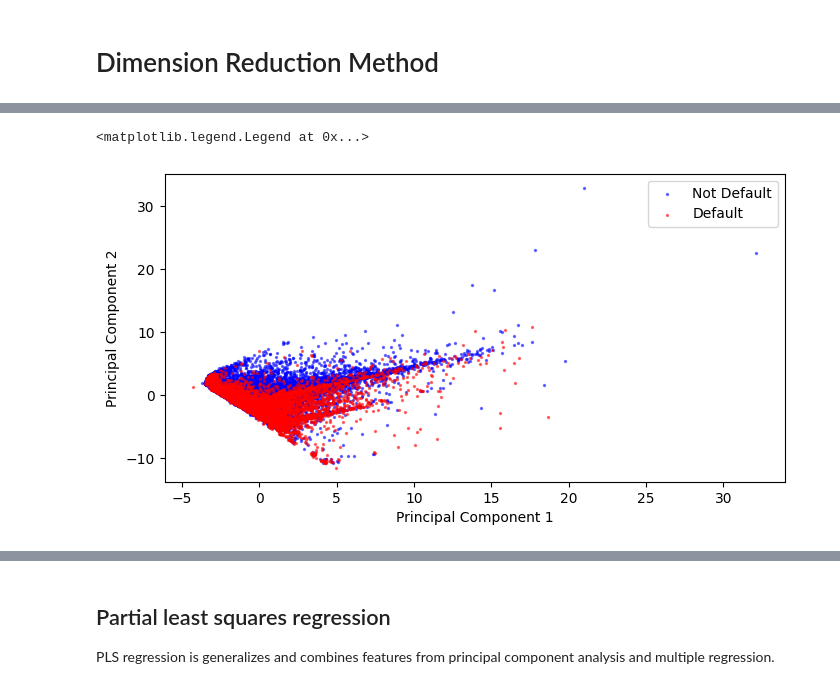
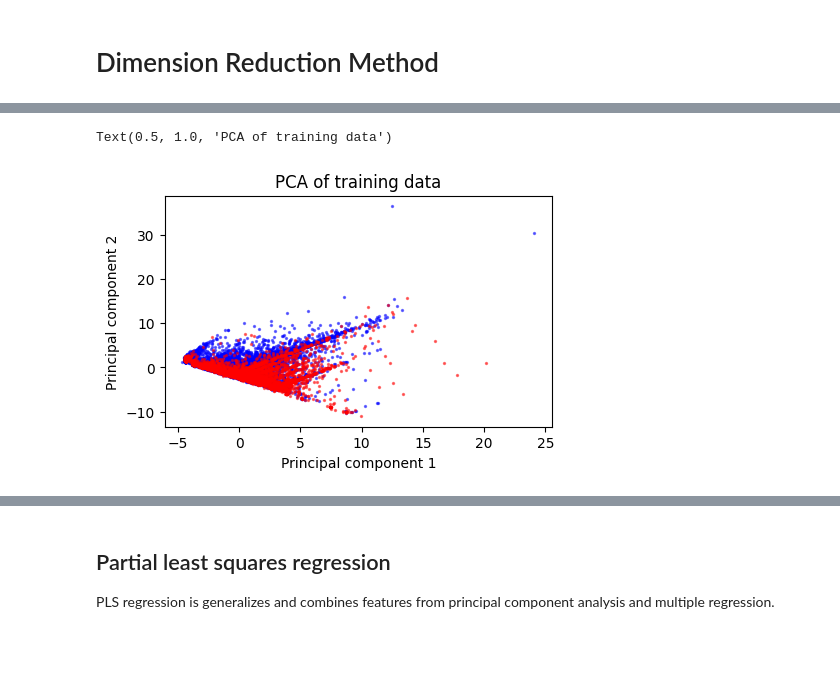
Before and after one commit to oneybb/EC4308_Credit_Default, a Jupyter notebook: PCA.ipynb, the cells around one changed output, grey strips where cells are left out. Drawn from its saved outputs; the diff is of its cells as text; code cells hidden in the pictures; blank space fills up the shorter version.

```diff
--- a/PCA.ipynb
+++ b/PCA.ipynb
@@ -8,0 +16,8 @@ from sklearn.metrics import roc_auc_score, classification_report, confusion_matr
+# %%
+# import data
+X_train = pd.read_csv('data/X_train.csv')
+X_val = pd.read_csv('data/X_val.csv')
+X_test = pd.read_csv('data/X_test.csv')
+y_train = pd.read_csv('data/y_train.csv')
+y_val = pd.read_csv('data/y_val.csv')
+y_test = pd.read_csv('data/y_test.csv')
@@ -15,6 +28,7 @@ from sklearn.decomposition import PCA
 # %%
 # Apply PCA
 pca = PCA()
-X_pca = pca.fit_transform(X_scaled)
+X_train_pca = pca.fit_transform(X_train)
+X_val_pca = pca.transform(X_val)
 # %%
 # Scree plot
@@ -35,11 +66,13 @@ Explained variance ratio: [0.2726381  0.17083159]
 # %%
+a = y_train.iloc[:,0].values
+
 # Plot the PCA results
-plt.figure(figsize=(8, 4))
-plt.scatter(X_pca[y == 0, 0], X_pca[y == 0, 1], color='blue', label='Not Default', alpha=0.5, s=2)
-plt.scatter(X_pca[y == 1, 0], X_pca[y == 1, 1], color='red', label='Default', alpha=0.5, s=2)
-plt.xlabel('Principal Component 1')
-plt.ylabel('Principal Component 2')
-plt.legend()
+plt.figure(figsize=(5, 3))
+plt.scatter(X_train_pca[a == 0, 0], X_train_pca[a == 0, 1], color='blue', alpha=0.5, s=2)
+plt.scatter(X_train_pca[a == 1, 0], X_train_pca[a == 1, 1], color='red', alpha=0.5, s=2)
+plt.xlabel('Principal component 1')
+plt.ylabel('Principal component 2')
+plt.title('PCA of training data')
 # %% [output]
-<matplotlib.legend.Legend at 0x...>
+Text(0.5, 1.0, 'PCA of training data')
-[figure, old version]
+[figure, new version]
```
Also changed, not shown: parts of 26 cells of this notebook.
